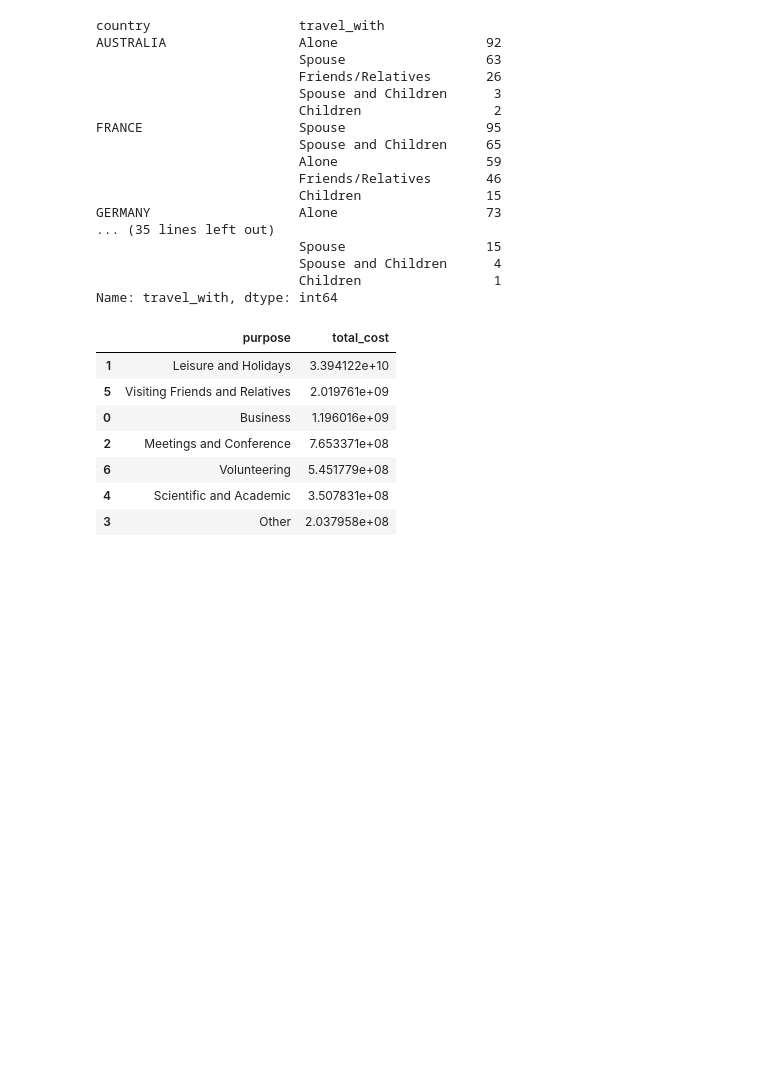
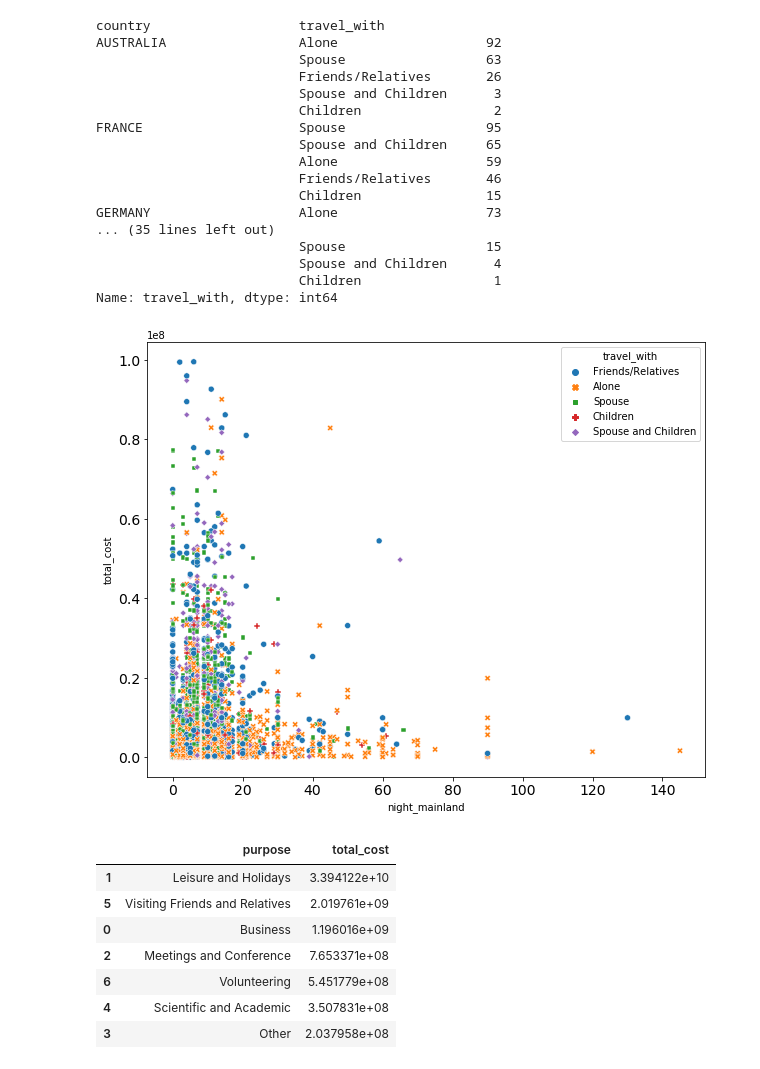
Before and after one commit to joluoch/Tz_Tourism_prediction, a Jupyter notebook: Notebooks/EDA.ipynb, the cells around one changed output. Saved outputs shown, nothing was run; the diff lists cells and outputs as text; code cells hidden in the pictures; blank space fills up the shorter version.

```diff
--- a/Notebooks/EDA.ipynb
+++ b/Notebooks/EDA.ipynb
@@ -213,4 +196,8 @@ GERMANY                   Alone                   73
                           Spouse and Children      4
                           Children                 1
 Name: travel_with, dtype: int64
+# %%
+plots.plot_scatter(data,'night_mainland','total_cost','','travel_with','travel_with')
+# %% [output]
+[figure, added]
 # %%
```
Also changed, not shown: parts of 29 cells of this notebook, 1 other file.
